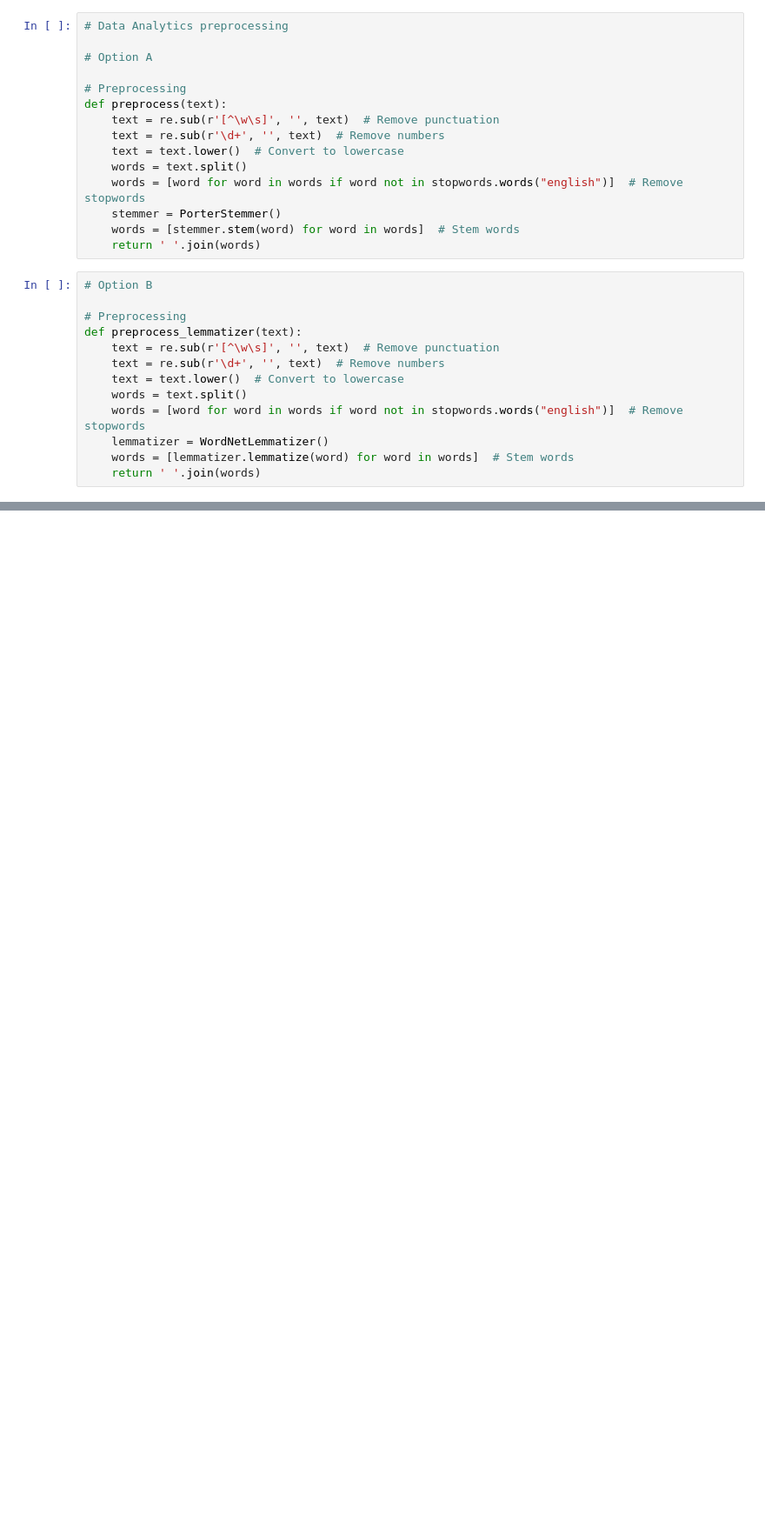
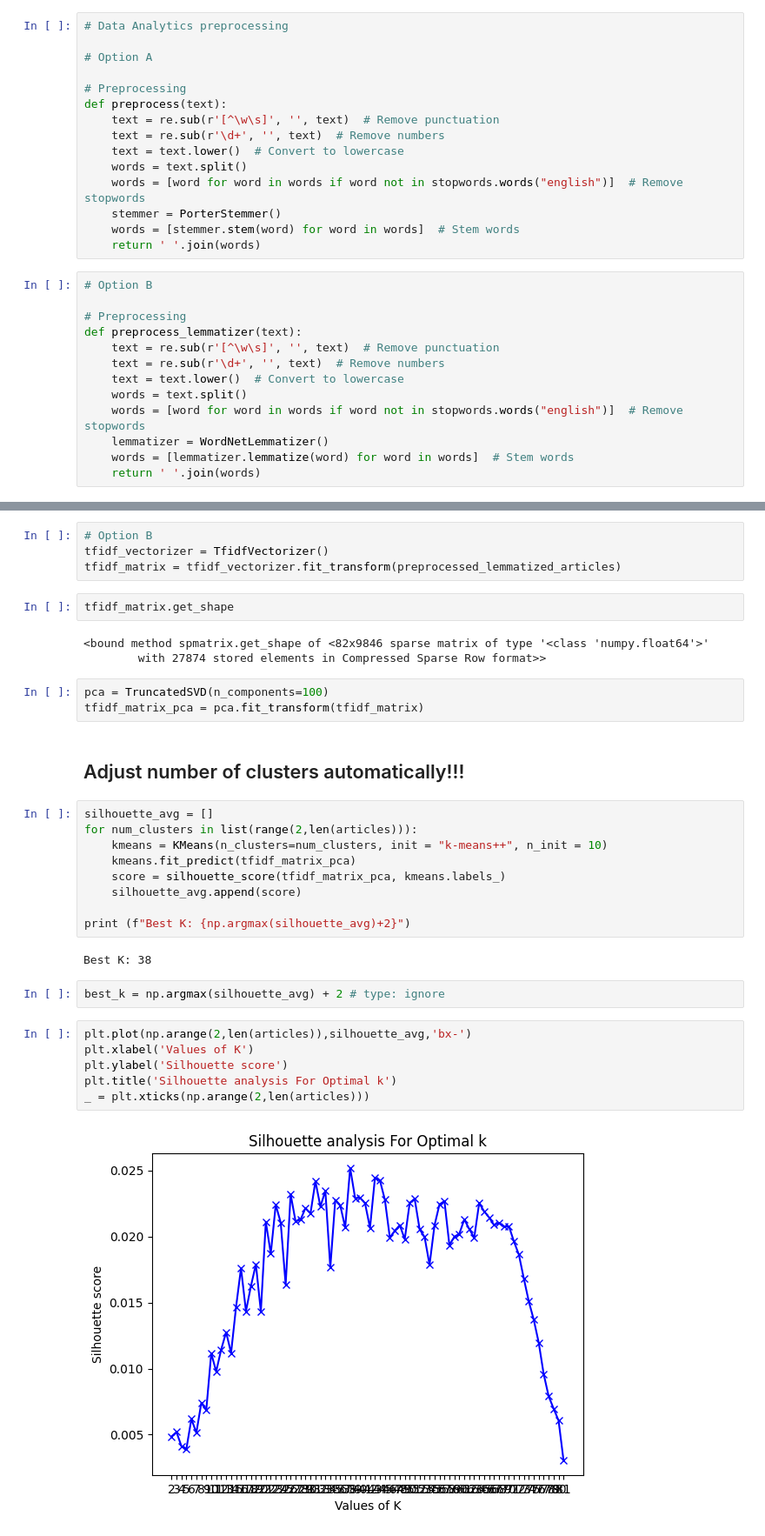
Before and after one commit to di-creativityboys/data-app, a Jupyter notebook: app/news_clustering/cluster_news.ipynb, the cells around one changed output, grey strips where cells are left out. Shown: that part at 87% size. Drawn from its saved outputs; the diff is of its cells as text; blank space fills up the shorter version.

Commit message:
Clustering, majority vote, update database

```diff
--- a/app/news_clustering/cluster_news.ipynb
+++ b/app/news_clustering/cluster_news.ipynb
@@ -166,0 +124,35 @@ def stemm(x):
+# %%
+# Option B
+tfidf_vectorizer = TfidfVectorizer()
+tfidf_matrix = tfidf_vectorizer.fit_transform(preprocessed_lemmatized_articles)
+# %%
+tfidf_matrix.get_shape
+# %% [output]
+<bound method spmatrix.get_shape of <82x9846 sparse matrix of type '<class 'numpy.float64'>'
+        with 27874 stored elements in Compressed Sparse Row format>>
+# %%
+pca = TruncatedSVD(n_components=100)
+tfidf_matrix_pca = pca.fit_transform(tfidf_matrix)
+# %% [markdown]
+## Adjust number of clusters automatically!!!
+# %%
+silhouette_avg = []
+for num_clusters in list(range(2,len(articles))):
+    kmeans = KMeans(n_clusters=num_clusters, init = "k-means++", n_init = 10)
+    kmeans.fit_predict(tfidf_matrix_pca)
+    score = silhouette_score(tfidf_matrix_pca, kmeans.labels_)
+    silhouette_avg.append(score)
+
+print (f"Best K: {np.argmax(silhouette_avg)+2}")
+# %% [output]
+Best K: 38
+# %%
+best_k = np.argmax(silhouette_avg) + 2 # type: ignore
+# %%
+plt.plot(np.arange(2,len(articles)),silhouette_avg,'bx-')
+plt.xlabel('Values of K')
+plt.ylabel('Silhouette score')
+plt.title('Silhouette analysis For Optimal k')
+_ = plt.xticks(np.arange(2,len(articles)))
+# %% [output]
+[figure, added]
```
Also changed, not shown: parts of 23 cells of this notebook, 8 other files.
